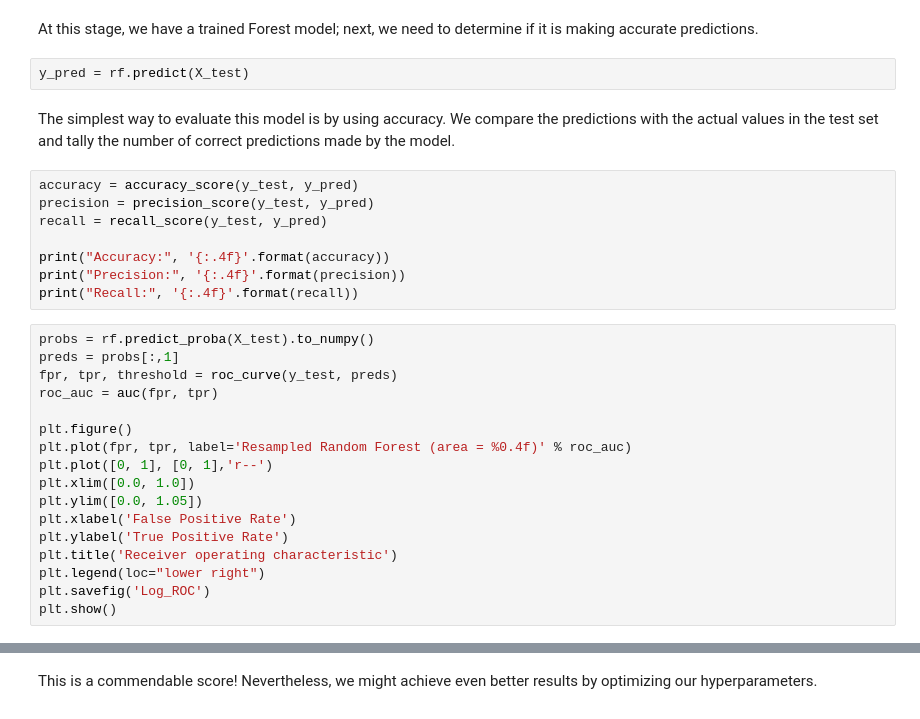
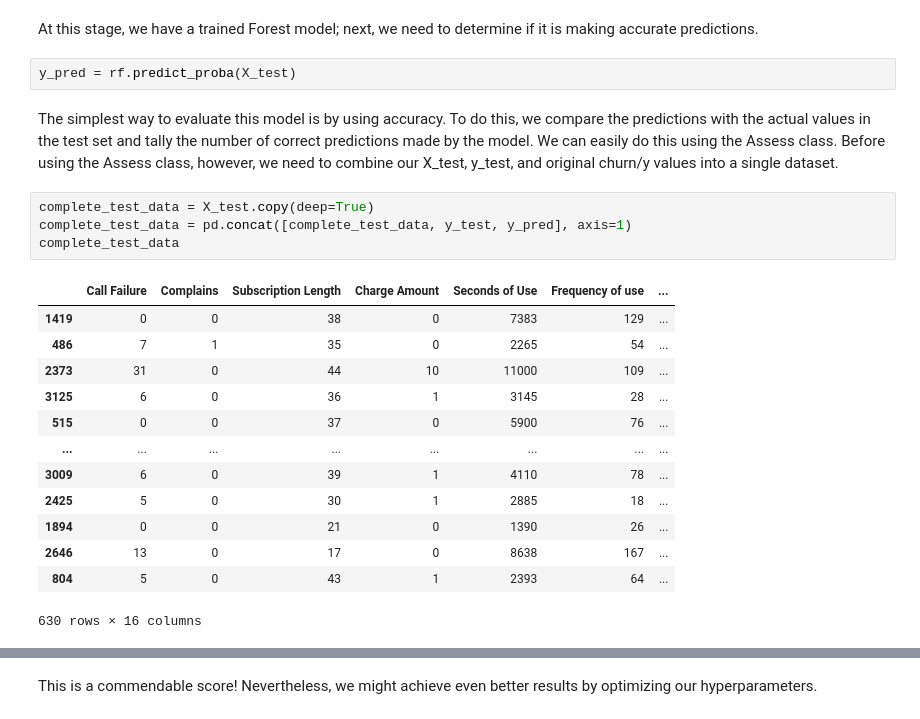
Before and after one commit to sascommunities/sas-hackathon-boot-camp-2025, a Jupyter notebook: workbench/assignments/workbench_innovate_hackathon_python.ipynb, the cells around one changed output, grey strips where cells are left out. Cells and saved outputs as stored; diff of their text form.

```diff
--- a/workbench/assignments/workbench_innovate_hackathon_python.ipynb
+++ b/workbench/assignments/workbench_innovate_hackathon_python.ipynb
@@ -76,31 +119,24 @@ rf.fit(X_train, y_train)
 # %% [markdown]
 At this stage, we have a trained Forest model; next, we need to determine if it is making accurate predictions.
 # %%
-y_pred = rf.predict(X_test)
+y_pred = rf.predict_proba(X_test)
-# %% [markdown]
-The simplest way to evaluate this model is by using accuracy. We compare the predictions with the actual values in the test set and tally the number of correct predictions made by the model.
-# %%
-accuracy = accuracy_score(y_test, y_pred)
-precision = precision_score(y_test, y_pred)
-recall = recall_score(y_test, y_pred)
-
-print("Accuracy:", '{:.4f}'.format(accuracy))
-print("Precision:", '{:.4f}'.format(precision))
-print("Recall:", '{:.4f}'.format(recall))
-# %%
-probs = rf.predict_proba(X_test).to_numpy()
-preds = probs[:,1]
-fpr, tpr, threshold = roc_curve(y_test, preds)
-roc_auc = auc(fpr, tpr)
-
-plt.figure()
-plt.plot(fpr, tpr, label='Resampled Random Forest (area = %0.4f)' % roc_auc)
-plt.plot([0, 1], [0, 1],'r--')
-plt.xlim([0.0, 1.0])
-plt.ylim([0.0, 1.05])
-plt.xlabel('False Positive Rate')
-plt.ylabel('True Positive Rate')
-plt.title('Receiver operating characteristic')
-plt.legend(loc="lower right")
-plt.savefig('Log_ROC')
-plt.show()
+# %% [markdown]
+The simplest way to evaluate this model is by using accuracy.  To do this, we compare the predictions with the actual values in the test set and tally the number of correct predictions made by the model.  We can easily do this using the Assess class.  Before using the Assess class, however, we need to combine our X_test, y_test, and original churn/y values into a single dataset.
+# %%
+complete_test_data = X_test.copy(deep=True)
+complete_test_data = pd.concat([complete_test_data, y_test, y_pred], axis=1)
+complete_test_data
+# %% [output]
+|  | Call Failure | Complains | Subscription Length | Charge Amount | Seconds of Use | Frequency of use | ... |
+| 1419 | 0 | 0 | 38 | 0 | 7383 | 129 | ... |
+| 486 | 7 | 1 | 35 | 0 | 2265 | 54 | ... |
+| 2373 | 31 | 0 | 44 | 10 | 11000 | 109 | ... |
+| 3125 | 6 | 0 | 36 | 1 | 3145 | 28 | ... |
+| 515 | 0 | 0 | 37 | 0 | 5900 | 76 | ... |
+| ... | ... | ... | ... | ... | ... | ... | ... |
+| 3009 | 6 | 0 | 39 | 1 | 4110 | 78 | ... |
+| 2425 | 5 | 0 | 30 | 1 | 2885 | 18 | ... |
+| 1894 | 0 | 0 | 21 | 0 | 1390 | 26 | ... |
+| 2646 | 13 | 0 | 17 | 0 | 8638 | 167 | ... |
+| 804 | 5 | 0 | 43 | 1 | 2393 | 64 | ... |
+630 rows × 16 columns
```
Also changed, not shown: parts of 32 cells of this notebook, 1 other file.
